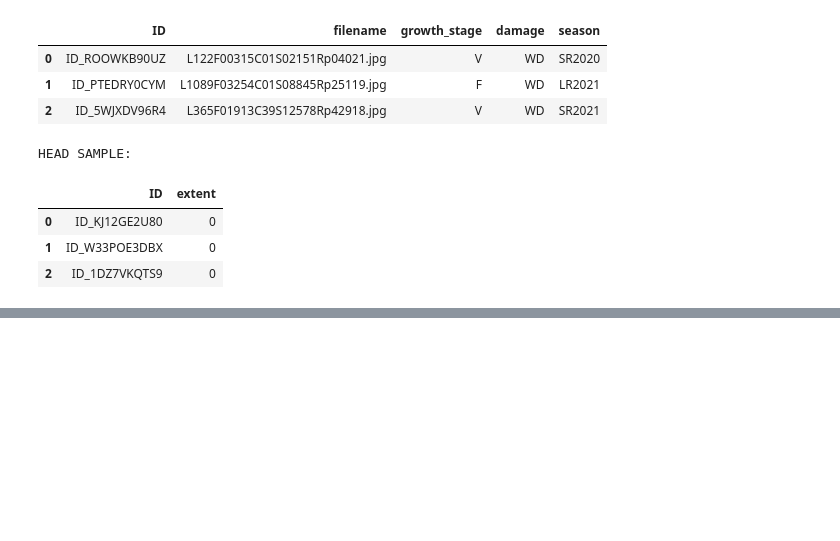
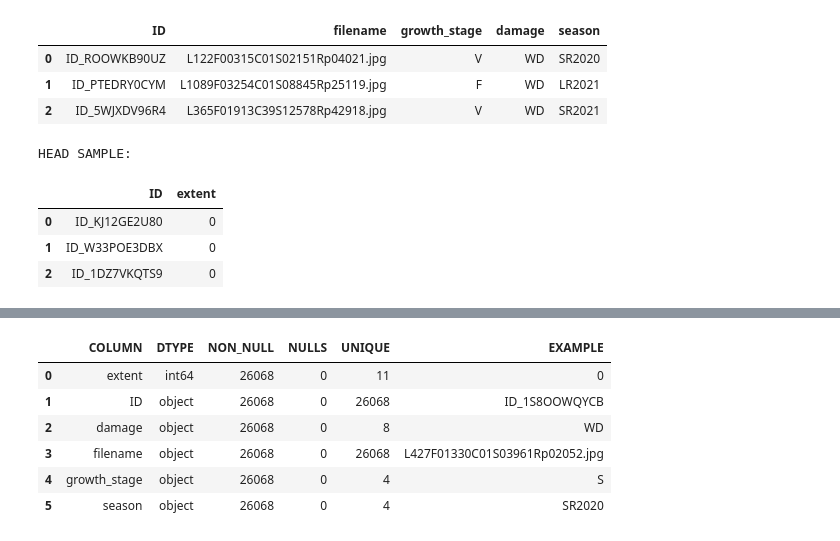
Before and after one commit to mar22266/PY2-DS, a Jupyter notebook: PY2.ipynb, the cells around one changed output, grey strips where cells are left out. Drawn from its saved outputs; the diff is of its cells as text; code cells hidden in the pictures; blank space fills up the shorter version.

```diff
--- a/PY2.ipynb
+++ b/PY2.ipynb
@@ -145,0 +171,97 @@ HEAD SAMPLE:
+# %%
+# detección de campos
+DAMAGE_CODES = ["DR","DS","FD","G","ND","PS","WD","WN"]
+GROWTH_SET_SHORT = {"F","M","S","V"}
+GROWTH_MAP = {
+    "F": "Flowering", "M": "Maturity", "S": "Sowing", "V": "Vegetative",
+    "FLOWERING":"Flowering","MATURITY":"Maturity","SOWING":"Sowing","VEGETATIVE":"Vegetative"
+}
+
+# resumen de columnas
+def COLS_OVERVIEW(DF: pd.DataFrame) -> pd.DataFrame:
+    INFO = []
+    for C in DF.columns:
+        S = DF[C]
+        INFO.append({
+            "COLUMN": C,
+            "DTYPE": str(S.dtype),
+            "NON_NULL": int(S.notna().sum()),
+            "NULLS": int(S.isna().sum()),
+            "UNIQUE": int(S.nunique()),
+            "EXAMPLE": (S.dropna().iloc[0] if S.notna().any() else None),
+        })
+    OUT = pd.DataFrame(INFO).sort_values(["DTYPE","COLUMN"]).reset_index(drop=True)
+    return OUT
+
+# extraer temporada desde ID
+def EXTRAER_SEASON_DESDE_ID(V):
+    if pd.isna(V):
+        return None
+    TXT = str(V)
+    for TOKEN in ["LR2020","LR2021","SR2020","SR2021"]:
+        if TOKEN in TXT:
+            return TOKEN
+    return None
+
+# detectar columnas clave
+def DETECTAR_COLUMNAS(TRAIN: pd.DataFrame) -> Dict[str, object]:
+    COLS_LOWER = [c.lower() for c in TRAIN.columns]
+    ID_CANDIDATES = [c for c in TRAIN.columns if c.lower() in ["id","image_id","imageid","img_id","filename","image"]]
+    SEASON_CANDS = [c for c in TRAIN.columns if "season" in c.lower() or c in ["SR2020","LR2020","SR2021","LR2021"]]
+    STAGE_CANDS = [c for c in TRAIN.columns if c.lower() in ["growth_stage","growthstage","stage","gs","growth"]]
+
+    LABEL_COLS = [c for c in TRAIN.columns if c.upper() in DAMAGE_CODES]
+
+    if not LABEL_COLS:
+        def LOOKS_PERCENT(S: pd.Series) -> bool:
+            if not pd.api.types.is_numeric_dtype(S):
+                return False
+            VALS = S.dropna().unique()
+            if len(VALS) == 0:
+                return False
+            ALLOWED = set(range(0,101,10))
+            SAMPLE = set(np.random.choice(VALS, size=min(200, len(VALS)), replace=False))
+            RATIO = sum(v in ALLOWED for v in SAMPLE)/len(SAMPLE)
+            return RATIO > 0.7
+        CAND_PCT = [c for c in TRAIN.columns if LOOKS_PERCENT(TRAIN[c])]
+        LIKELY_DAMAGE = [c for c in CAND_PCT if c.upper() == c and 1 < len(c) <= 3]
+        LABEL_COLS = LIKELY_DAMAGE if LIKELY_DAMAGE else CAND_PCT
+
+    SEASON_INFERRED_COL = None
+    if not SEASON_CANDS:
+        ID_COL = ID_CANDIDATES[0] if ID_CANDIDATES else TRAIN.columns[0]
+        TEMP = TRAIN[ID_COL].map(EXTRAER_SEASON_DESDE_ID)
+        if TEMP.notna().any():
+            SEASON_INFERRED_COL = "SEASON_INFERRED"
+    if not STAGE_CANDS:
+        POSS = []
+        for C in TRAIN.columns:
+            VALS = set(map(str, TRAIN[C].dropna().unique()[:50]))
+            if VALS and (VALS <= GROWTH_SET_SHORT or VALS <= set(GROWTH_MAP.values())):
+                POSS.append(C)
+        STAGE_CANDS = POSS
+
+    # devolver las detecciones
+    return {
+        "ID_CANDIDATES": ID_CANDIDATES,
+        "SEASON_CANDIDATES": SEASON_CANDS,
+        "SEASON_INFERRED_COL": SEASON_INFERRED_COL,
+        "STAGE_CANDIDATES": STAGE_CANDS,
+        "LABEL_COLS": LABEL_COLS
+    }
+
+# resumen de columnas
+TRAIN_OV = COLS_OVERVIEW(TRAIN_DF)
+display(TRAIN_OV)
+
+# detectar columnas clave
+DETECCIONES = DETECTAR_COLUMNAS(TRAIN_DF)
+print(json.dumps(DETECCIONES, indent=2))
+# %% [output]
+|  | COLUMN | DTYPE | NON_NULL | NULLS | UNIQUE | EXAMPLE |
+| 0 | extent | int64 | 26068 | 0 | 11 | 0 |
+| 1 | ID | object | 26068 | 0 | 26068 | ID_1S8OOWQYCB |
+| 2 | damage | object | 26068 | 0 | 8 | WD |
+| 3 | filename | object | 26068 | 0 | 26068 | L427F01330C01S03961Rp02052.jpg |
+| 4 | growth_stage | object | 26068 | 0 | 4 | S |
+| 5 | season | object | 26068 | 0 | 4 | SR2020 |
```
Also changed, not shown: parts of 13 cells of this notebook, 9 other files.
